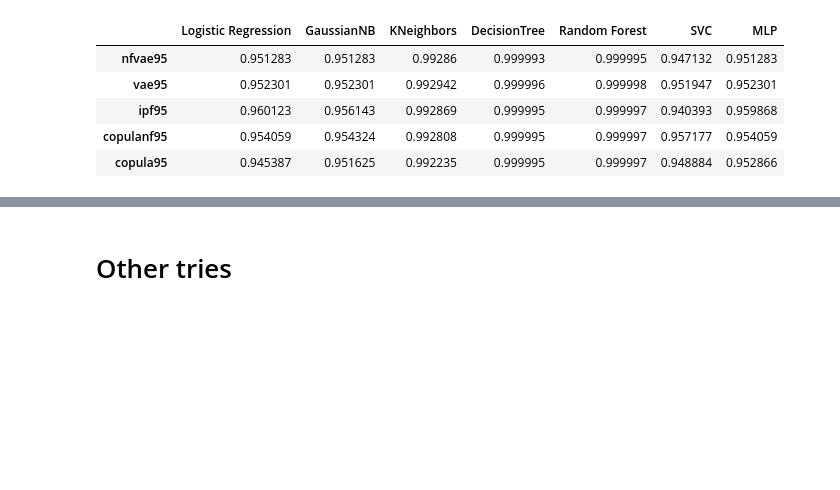
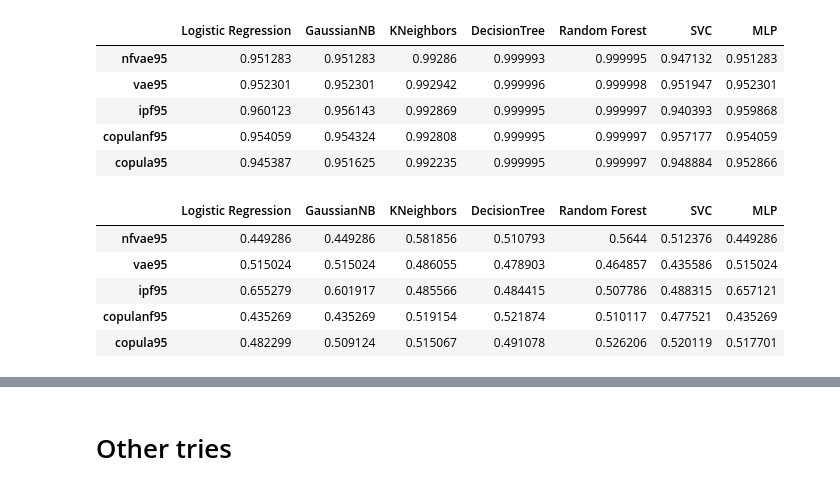
Before and after one commit to jaclenti/NFVAE-population-synthesis, a Jupyter notebook: notebooks/lc_privacy_4.ipynb, the cells around one changed output, grey strips where cells are left out. Drawn from its saved outputs; the diff is of its cells as text; code cells hidden in the pictures; blank space fills up the shorter version.

```diff
--- a/notebooks/lc_privacy_4.ipynb
+++ b/notebooks/lc_privacy_4.ipynb
@@ -855,0 +997,12 @@ res_aucpr
+# %%
+data_control = ['nfvae95','vae95','ipf95','copulanf95','copula95']
+res_rocauc, res_aucpr, res_precision, res_recall, res_f1 = MIA_Table_Test(data=data,control_data=data_control)
+# %%
+res_rocauc
+# %% [output]
+|  | Logistic Regression | GaussianNB | KNeighbors | DecisionTree | Random Forest | SVC | MLP |
+| nfvae95 | 0.449286 | 0.449286 | 0.581856 | 0.510793 | 0.5644 | 0.512376 | 0.449286 |
+| vae95 | 0.515024 | 0.515024 | 0.486055 | 0.478903 | 0.464857 | 0.435586 | 0.515024 |
+| ipf95 | 0.655279 | 0.601917 | 0.485566 | 0.484415 | 0.507786 | 0.488315 | 0.657121 |
+| copulanf95 | 0.435269 | 0.435269 | 0.519154 | 0.521874 | 0.510117 | 0.477521 | 0.435269 |
+| copula95 | 0.482299 | 0.509124 | 0.515067 | 0.491078 | 0.526206 | 0.520119 | 0.517701 |
```
Also changed, not shown: parts of 14 cells of this notebook.
